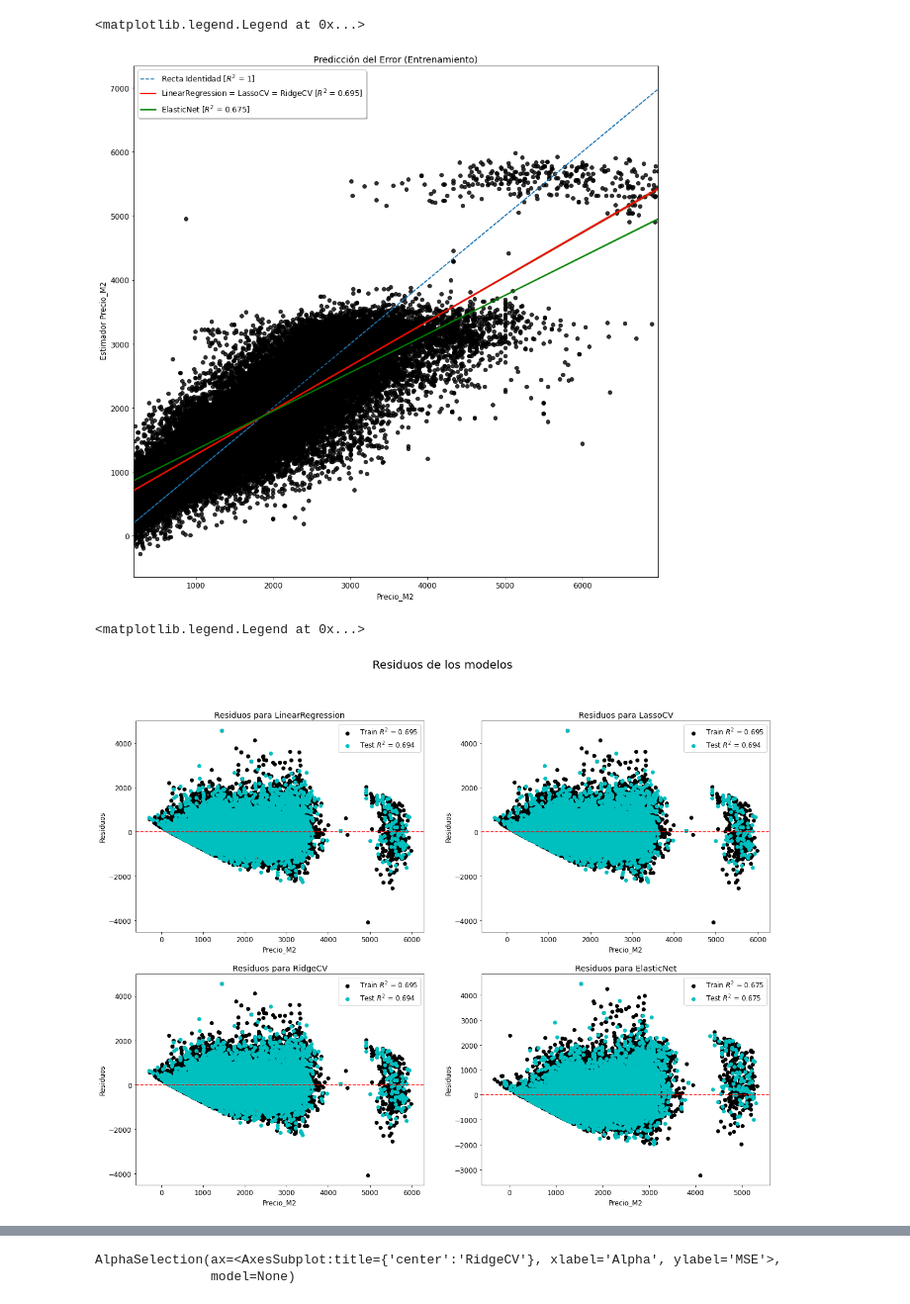
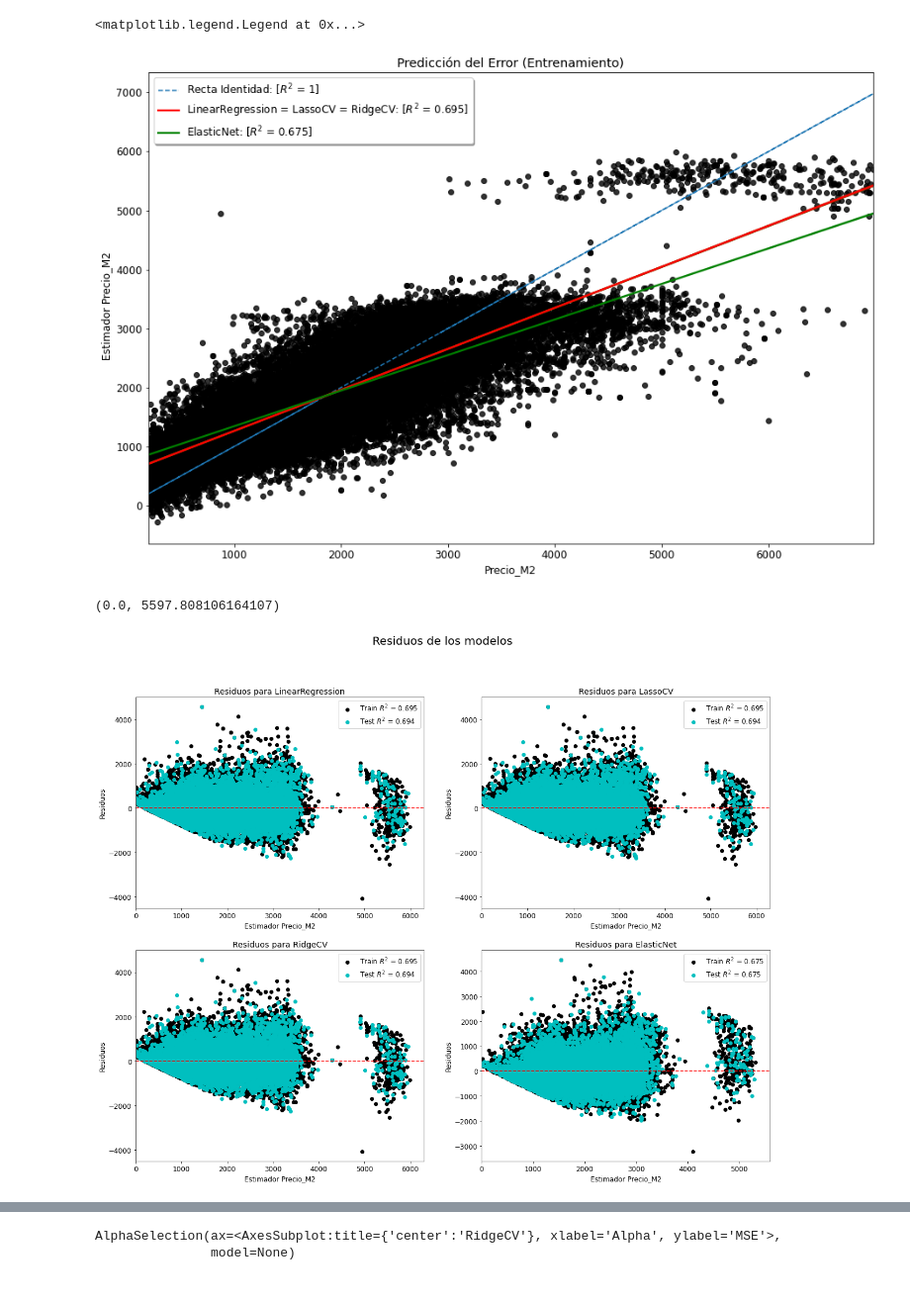
Before and after one commit to astach-DS/TP---Properati, a Jupyter notebook: TP properati PARTE 2.ipynb, the cells around one changed output, grey strips where cells are left out. Shown at 99% size. Cells and saved outputs as stored; diff of their text form; code cells hidden in the pictures.

```diff
--- a/TP properati PARTE 2.ipynb
+++ b/TP properati PARTE 2.ipynb
@@ -12,18 +11,23 @@ from sklearn import metrics
 
 data = pd.read_csv('TP2_dataset.csv')
 # %%
+#Defino una nueva columna que es Total_M2 elevado al cuadrado
 data['Total_M2^2'] = data['Total_M2'] * data['Total_M2']
+#Defino mis columnas dummies y las demás regresoras
 dummies = ['Ubicacion','Tipo_Propiedad']
-columnas_df= ['Total_M2','amenities', 'portero', 'seguridad',  'vista', 'pozo',
-                  'baulera', 'lavadero','garage','Total_M2^2','Nro_Piso','patio','aptoprof']
+columnas_df = ['Total_M2','amenities', 'portero', 'seguridad',  'vista', 'pozo','baulera', 'lavadero','garage','Total_M2^2','Nro_Piso','patio','aptoprof']
 # %%
+# Instancio Linear Regression
+
 lm = linear_model.LinearRegression()
-lm_elastic = linear_model.ElasticNetCV(normalize = True, cv = 4)
-lm_ridgecv = linear_model.RidgeCV(normalize = True, cv = 4)
-lm_lassocv = linear_model.LassoCV(normalize = True, cv = 4)
+                                                                                                                                                                        #lm_elastic = linear_model.ElasticNetCV(normalize = True, cv = 4)
+                                                                                                                                                                        #lm_ridgecv = linear_model.RidgeCV(normalize = True, cv = 4)
+                                                                                                                                                                        #lm_lassocv = linear_model.LassoCV(normalize = True, cv = 4)
+
+# Voy guardando en una lista los scores de r2 y mae a medida que voy agregando features para ver como crece el r2
 
 columnas_dummies = ['Ubicacion','Tipo_Propiedad']
-modelos = [lm,lm_elastic,lm_ridgecv,lm_lassocv]
+modelos = [lm]                                                                                                                                                           #,lm_elastic,lm_ridgecv,lm_lassocv]
 for modelo in modelos:
     dummies = []
     r2 = []
@@ -42,11 +46,12 @@ for modelo in modelos:
         print ('MAE:', round(metrics.mean_absolute_error(ytest, ypred),0))
         print ('MSE:', round(metrics.mean_squared_error(ytest, ypred),0))
         print ('RMSE:', round(np.sqrt(metrics.mean_squared_error(ytest, ypred)),0))
-        #print ('Alpha:',model.alpha_)
 
-    columnas_df= ['Total_M2','amenities', 'portero', 'seguridad',  'vista', 'pozo',
-                  'baulera', 'lavadero','garage','Total_M2^2','Nro_Piso','patio','aptoprof']
+
+    columnas_df= ['Total_M2','amenities', 'portero', 'seguridad',  'vista', 'pozo', 'baulera', 'lavadero','garage','Total_M2^2','Nro_Piso','patio','aptoprof']
+
     columnas = []
+
     for i in columnas_df:
         columnas.append(i)
         x= pd.concat([pd.get_dummies(data[dummies],drop_first=True),data[columnas]],axis = 1)
@@ -60,11 +65,6 @@ for modelo in modelos:
         print ('MAE:', round(metrics.mean_absolute_error(ytest, ypred),2))
         print ('MSE:', round(metrics.mean_squared_error(ytest, ypred),2))
         print ('RMSE:', round(np.sqrt(metrics.mean_squared_error(ytest, ypred)),2))
-        #print ('Alpha:',model.alpha_)
-
-
-
-total = dummies + columnas
 # %% [output]
 LinearRegression() ['Ubicacion']
 r2: 0.51
@@ -108,4 +110 @@ for total , r2_score in enumerate(r2):
 plt.rcParams.update({'font.size': 12})
-# %%
-data_score = pd.DataFrame(index=['R2','MAE','MSE','RMSE','Alpha'], columns = ['LinearRegression','LassoCV','RidgeCV','ElasticNet'])
-data_score
@@ -207,28 +210,29 @@ for i , modelo in enumerate(modelos):
 # %%
 #PLOTEO DE LA PREDICCION DEL ERROR PARA LOS 4 MODELOS.
 
-fig, (ax1) = plt.subplots(ncols=1,figsize=(15,15))
+fig, (ax1) = plt.subplots(ncols=1,figsize=(15,10))
 
 ax1.set_title('Predicción del Error (Entrenamiento)')
 
-ax1.set(ylabel=' Estimador Precio_M2')
+ax1.set(ylabel='Estimador Precio_M2')
+
 ax1.plot(ytrain,ytrain,linestyle='dashed')
 
 
 
 sns.regplot(x=ytrain,y=train_dict['LinearRegression'],scatter_kws={"color": "black"}, line_kws={"color": "red"},ax=ax1)
 
 
 sns.regplot(x=ytrain,y=train_dict['LassoCV'],scatter = False, line_kws={"color": "green"},ax=ax1)
 
 
 sns.regplot(x=ytrain,y=train_dict['RidgeCV'],scatter = False, line_kws={"color": "red"},ax=ax1)
 
 
 sns.regplot(x=ytrain,y=train_dict['ElasticNet'],scatter = False, line_kws={"color": "green"},ax=ax1)
 
 plt.legend(('Recta Identidad: [$R^2$ = 1]', 'LinearRegression = LassoCV = RidgeCV: [$R^2$ = 0.695]'  ,'ElasticNet: [$R^2$ = 0.675]'), shadow=True)
 # %% [output]
 <matplotlib.legend.Legend at 0x...>
-[figure, old version]
+[figure, new version]
 # %%
@@ -242,15 +248,20 @@ test_residuals_LinearRegression = ytest - test_dict['LinearRegression']
 test_residuals_RidgeCV = ytest - test_dict['RidgeCV']
 test_residuals_ElasticNet = ytest - test_dict['ElasticNet']
 # %%
+#Ploteo de como varian los residuos a medida que crece mi estimador
+
+#Creo una girura con 4 subplots
 fig, (ax) = plt.subplots(2,2,figsize=(20,15))
+#Le pongo título a la figura
 fig.suptitle("Residuos de los modelos", fontsize=20)
 
+#Le pongo título a cada subplot
 ax[0][0].set_title('Residuos para LinearRegression')
 ax[0][1].set_title('Residuos para LassoCV')
 ax[1][0].set_title('Residuos para RidgeCV')
 ax[1][1].set_title('Residuos para ElasticNet')
 
-
+#Ploteo de la información
 ax[0][0].scatter(x=train_dict['LinearRegression'],y=residuals_LinearRegression,color='black' , label = 'Train $R^2$ = 0.695')
 ax[0][1].scatter(x=train_dict['LassoCV'],y=residuals_LassoCv,color='black',label = 'Train $R^2$ = 0.695')
 ax[1][0].scatter(x=train_dict['RidgeCV'],y=residuals_RidgeCV,color='black',label = 'Train $R^2$ = 0.695')
@@ -265,16 +276,17 @@ ax[1][1].scatter(x=test_dict['ElasticNet'],y=test_residuals_ElasticNet,color='c'
 
 
 
-
+#Ploteo de una linea horizontal en cada subplot
 ax[0][0].axhline(y=0, color='r', linestyle='--')
 ax[0][1].axhline(y=0,color='r', linestyle='--')
 ax[1][0].axhline(y=0, color='r', linestyle='--')
 ax[1][1].axhline(y=0, color='r', linestyle='--')
 
-ax[0][0].set_xlabel('Precio_M2')
-ax[0][1].set_xlabel('Precio_M2')
-ax[1][0].set_xlabel('Precio_M2')
-ax[1][1].set_xlabel('Precio_M2')
+#Seteo de títulos y leyendas de los ejes
+ax[0][0].set_xlabel('Estimador Precio_M2')
+ax[0][1].set_xlabel('Estimador Precio_M2')
+ax[1][0].set_xlabel('Estimador Precio_M2')
+ax[1][1].set_xlabel('Estimador Precio_M2')
 
 
 ax[0][0].set_ylabel('Residuos')
@@ -289,6 +301,12 @@ ax[0][0].legend(loc="upper right")
 ax[0][1].legend(loc="upper right")
 ax[1][0].legend(loc="upper right")
 ax[1][1].legend(loc="upper right")
+
+#Seteo del límite del eje x
+ax[0][0].set_xlim(0)
+ax[0][1].set_xlim(0)
+ax[1][0].set_xlim(0)
+ax[1][1].set_xlim(0)
 # %% [output]
-<matplotlib.legend.Legend at 0x...>
+(0.0, 5597.808106164107)
-[figure, old version]
+[figure, new version]
```
Also changed, not shown: parts of 13 cells of this notebook.
